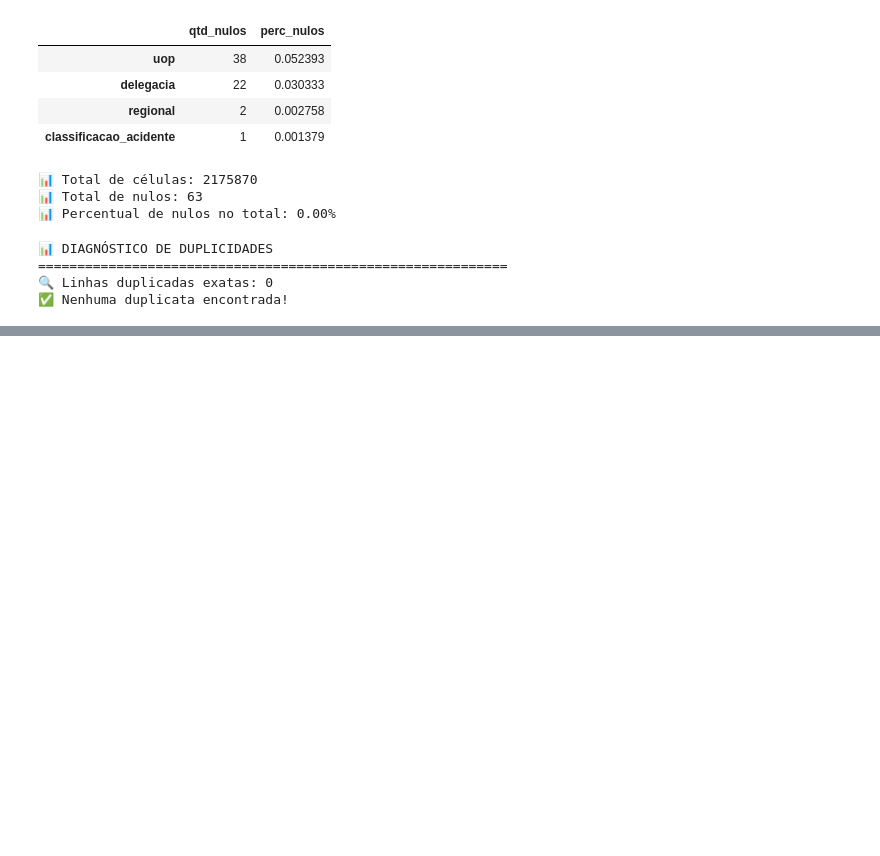
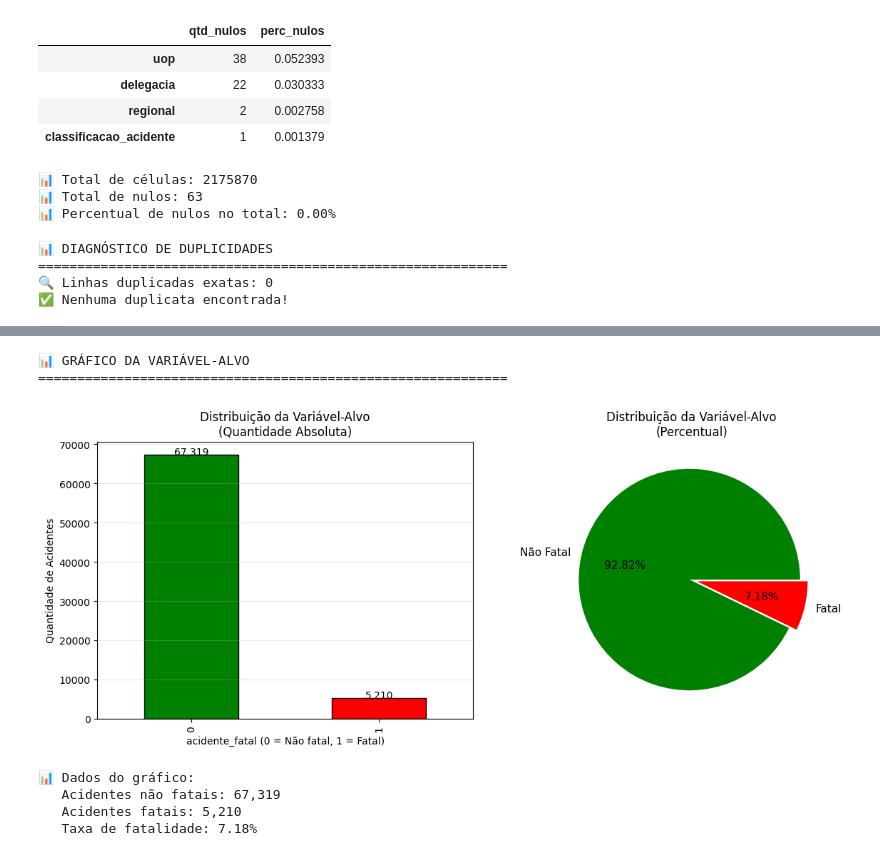
Before and after one commit to claudiodev175/modulo_1_aponti, a Jupyter notebook: notebooks/modulo4_preparacao_dados.ipynb, the cells around one changed output, grey strips where cells are left out. Saved outputs shown, nothing was run; the diff lists cells and outputs as text; code cells hidden in the pictures; blank space fills up the shorter version.

Commit message:
Módulo 4 finalizado: dados tratados, alvo criado, data leakage prevenido e documentação completa

```diff
--- a/notebooks/modulo4_preparacao_dados.ipynb
+++ b/notebooks/modulo4_preparacao_dados.ipynb
@@ -441,0 +1191,56 @@ See https://pandas.pydata.org/docs/user_guide/migration-3-strings.html#string-mi
+# %%
+# Célula 27 - Gráfico simples de conferência
+
+print("📊 GRÁFICO DA VARIÁVEL-ALVO")
+print("=" * 60)
+
+# Configurar gráfico
+fig, axes = plt.subplots(1, 2, figsize=(12, 5))
+
+# Gráfico 1: Distribuição absoluta
+ax1 = axes[0]
+df["acidente_fatal"].value_counts().sort_index().plot(
+    kind="bar",
+    ax=ax1,
+    color=["green", "red"],
+    edgecolor="black"
+)
+ax1.set_title("Distribuição da Variável-Alvo\n(Quantidade Absoluta)", fontsize=12)
+ax1.set_xlabel("acidente_fatal (0 = Não fatal, 1 = Fatal)")
+ax1.set_ylabel("Quantidade de Acidentes")
+ax1.grid(axis="y", alpha=0.3)
+
+# Adicionar rótulos nas barras
+for i, v in enumerate(df["acidente_fatal"].value_counts().sort_index().values):
+    ax1.text(i, v + 100, f"{v:,}", ha="center", fontsize=10)
+
+# Gráfico 2: Distribuição percentual
+ax2 = axes[1]
+percentuais = (df["acidente_fatal"].value_counts(normalize=True).sort_index() * 100)
+percentuais.plot(
+    kind="pie",
+    ax=ax2,
+    autopct="%1.2f%%",
+    colors=["green", "red"],
+    explode=[0.02, 0.05],
+    labels=["Não Fatal", "Fatal"],
+    textprops={"fontsize": 11}
+)
+ax2.set_title("Distribuição da Variável-Alvo\n(Percentual)", fontsize=12)
+ax2.set_ylabel("")
+
+plt.tight_layout()
+plt.show()
+
+print("\n📊 Dados do gráfico:")
+print(f"   Acidentes não fatais: {df['acidente_fatal'].value_counts().get(0, 0):,}")
+print(f"   Acidentes fatais: {df['acidente_fatal'].value_counts().get(1, 0):,}")
+print(f"   Taxa de fatalidade: {df['acidente_fatal'].mean() * 100:.2f}%")
+# %% [output]
+📊 GRÁFICO DA VARIÁVEL-ALVO
+============================================================
+[figure, added]
+📊 Dados do gráfico:
+   Acidentes não fatais: 67,319
+   Acidentes fatais: 5,210
+   Taxa de fatalidade: 7.18%
```
Also changed, not shown: parts of 33 cells of this notebook, 5 other files.
